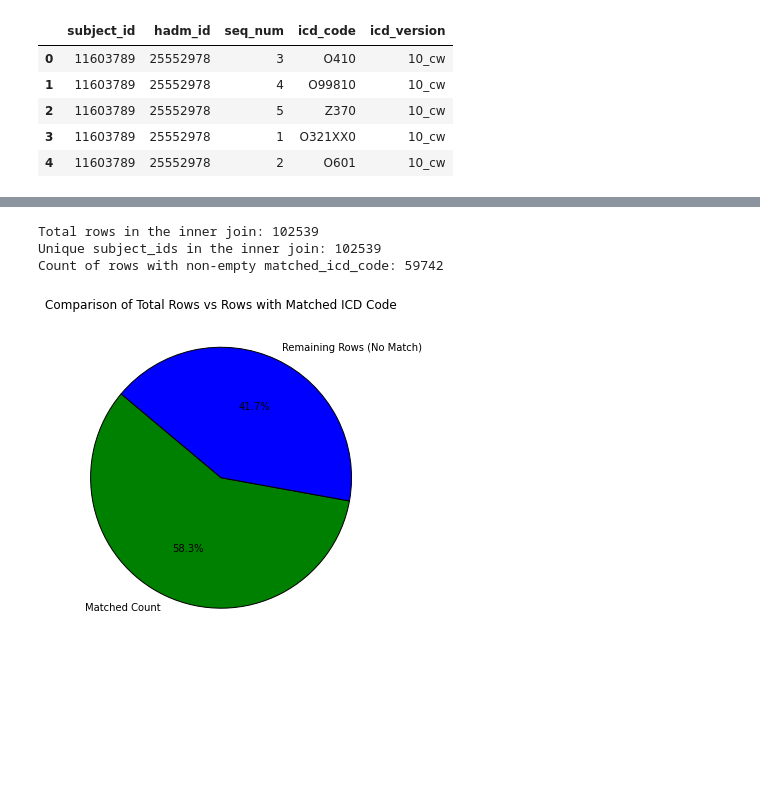
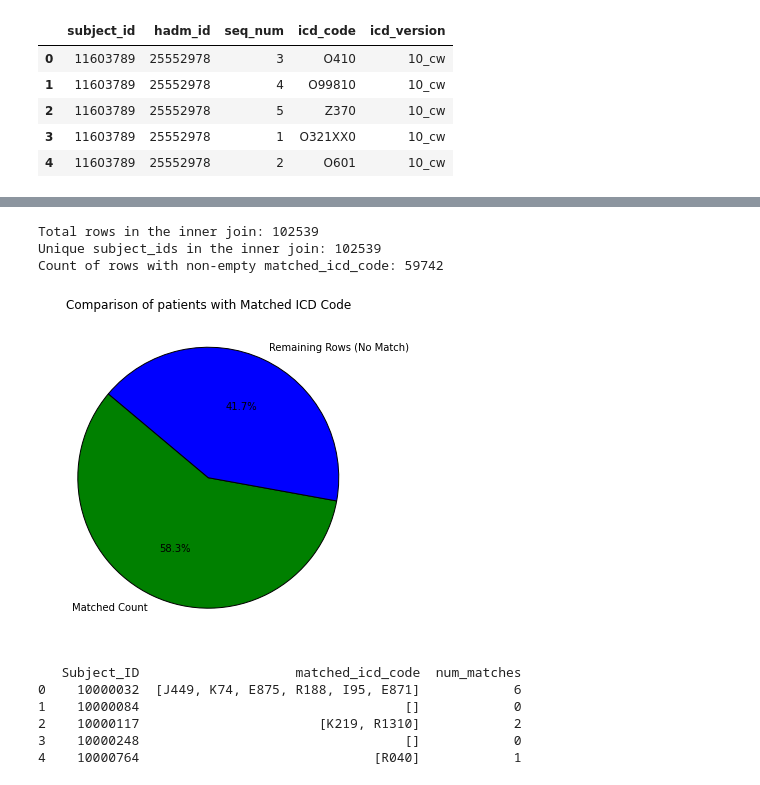
Before and after one commit to pnaliyatthaliyazchayil/scispacy_pipeline_analysis, a Jupyter notebook: parvati_umls_scispacy_analysis.ipynb, the cells around one changed output, grey strips where cells are left out. Drawn from its saved outputs; the diff is of its cells as text; code cells hidden in the pictures; blank space fills up the shorter version.

```diff
--- a/parvati_umls_scispacy_analysis.ipynb
+++ b/parvati_umls_scispacy_analysis.ipynb
@@ -452,24 +278,56 @@ merged_df.head(10)
 # %%
 total_rows = merged_df.shape[0]  # Get total number of rows
 unique_subject_ids = merged_df['Subject_ID'].nunique()  # Get count of unique subject_ids
 matched_count = merged_df[merged_df['matched_icd_code'].apply(lambda x: len(x) > 0)].shape[0]
 print(f"Total rows in the inner join: {total_rows}")
 print(f"Unique subject_ids in the inner join: {unique_subject_ids}")
 print(f"Count of rows with non-empty matched_icd_code: {matched_count}")
 
 # Labels and values for pie chart
 labels = ['Matched Count', 'Remaining Rows (No Match)']
 values = [matched_count, total_rows - matched_count]  # Remaining rows that don't have matches
 
 # Create pie chart
 plt.figure(figsize=(6,6))
 plt.pie(values, labels=labels, autopct='%1.1f%%', startangle=140, colors=['green', 'blue'], wedgeprops={'edgecolor': 'black'})
 
 # Title
-plt.title('Comparison of Total Rows vs Rows with Matched ICD Code')
+plt.title('Comparison of patients with Matched ICD Code')
 plt.show()
 # %% [output]
 Total rows in the inner join: 102539
 Unique subject_ids in the inner join: 102539
 Count of rows with non-empty matched_icd_code: 59742
-[figure, old version]
+[figure, new version]
+# %%
+#ROLLUP COMPARISON
+import pandas as pd
+
+# Merge on subject_id
+merged_df = pd.merge(df_output_codes, mimic_codes, left_on='Subject_ID', right_on='subject_id', how='inner')
+
+# Modified match function that compares first 3 characters of codes
+def find_matches(row):
+    code_prefixes = set(code[:3] for code in row['code'] if isinstance(code, str))
+    icd_prefixes = set(icd[:3] for icd in row['icd_code'] if isinstance(icd, str))
+    # Intersect the prefixes
+    matching_prefixes = code_prefixes.intersection(icd_prefixes)
+    # Find actual ICD codes from icd_code list that match on prefix
+    matched = [icd for icd in row['icd_code'] if icd[:3] in matching_prefixes]
+    return matched
+
+# Apply the modified matching function
+merged_df['matched_icd_code'] = merged_df.apply(find_matches, axis=1)
+
+# Count how many matches per patient
+merged_df['num_matches'] = merged_df['matched_icd_code'].apply(len)
+
+# Show result
+print(merged_df[['Subject_ID', 'matched_icd_code', 'num_matches']].head())
+# %% [output]
+   Subject_ID                    matched_icd_code  num_matches
+0    10000032  [J449, K74, E875, R188, I95, E871]            6
+1    10000084                                  []            0
+2    10000117                       [K219, R1310]            2
+3    10000248                                  []            0
+4    10000764                              [R040]            1
```
Also changed, not shown: parts of 22 cells of this notebook.
